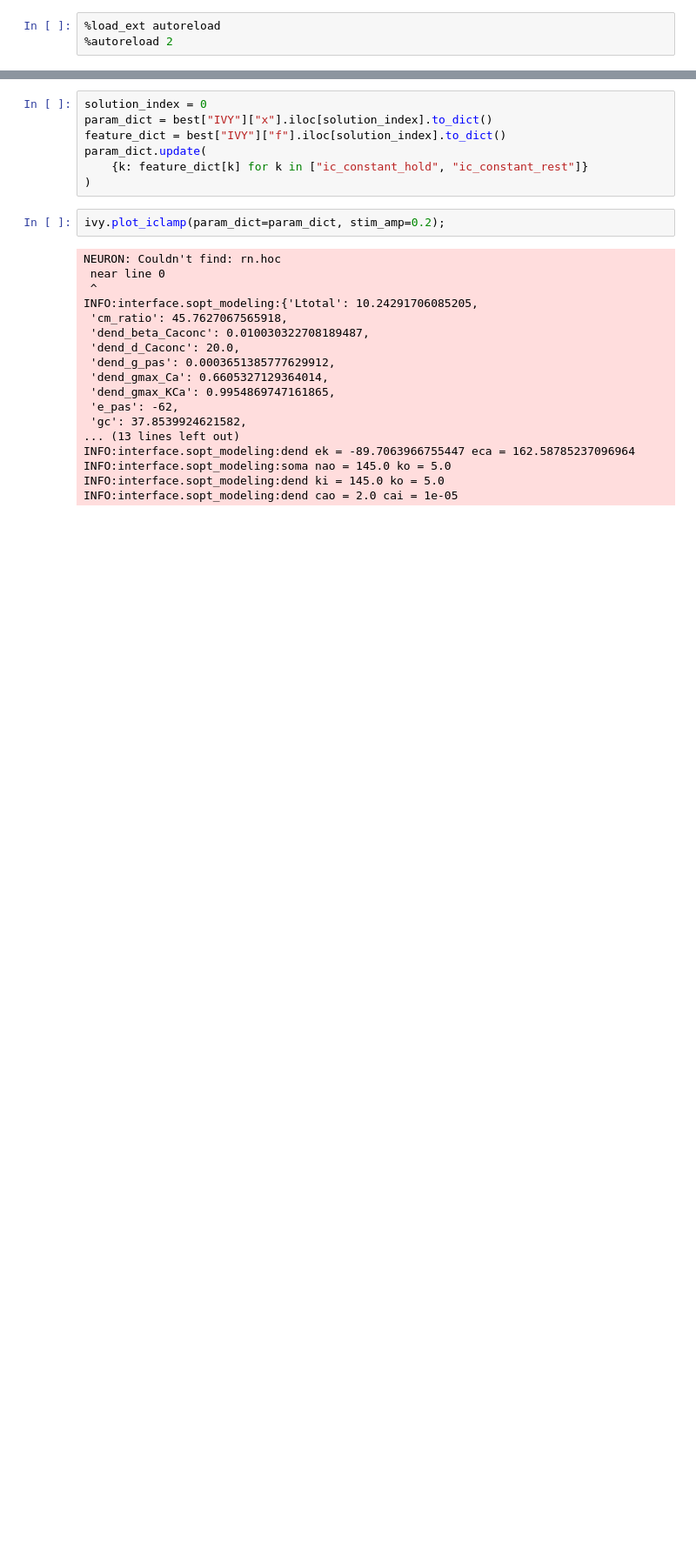
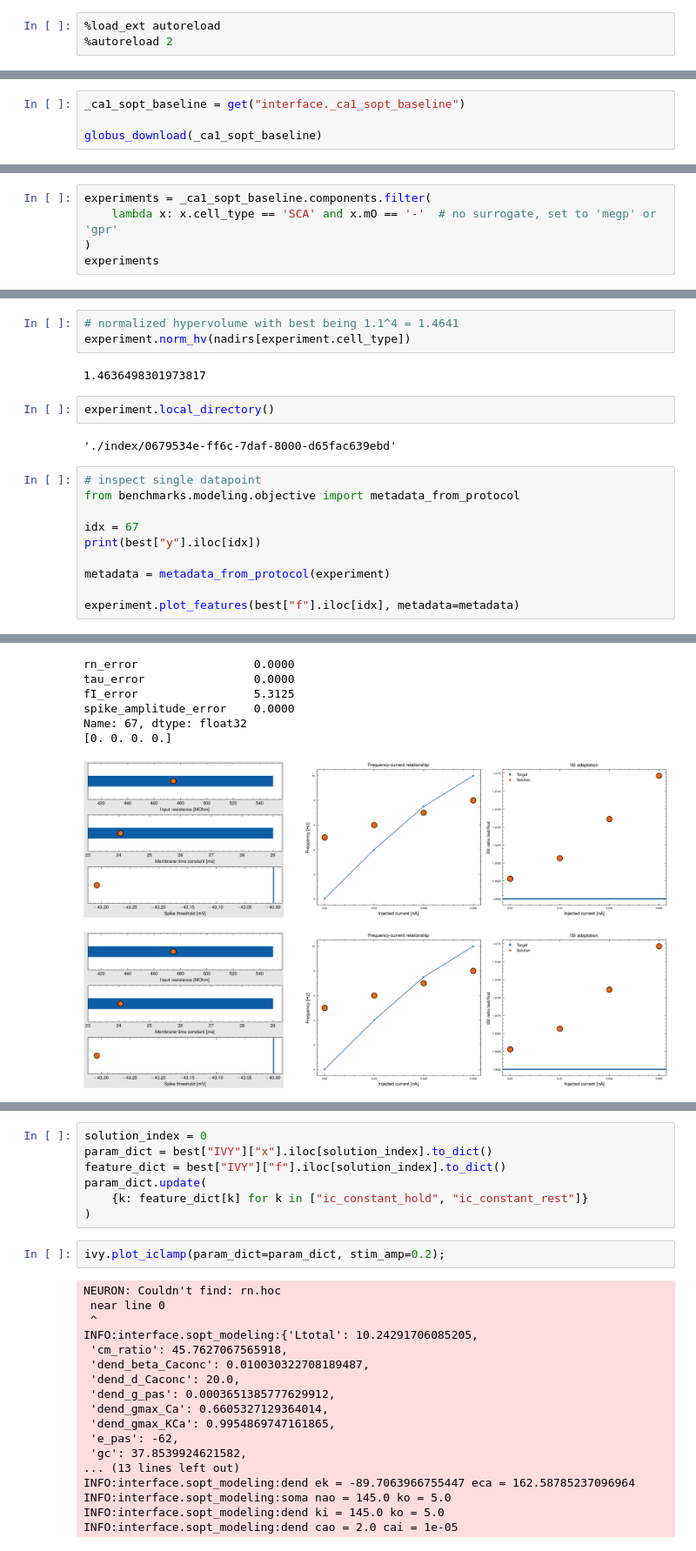
Before and after one commit to GazzolaLab/MultiObjectiveSurrogateOptimization, a Jupyter notebook: baseline.ipynb, the cells around one changed output, grey strips where cells are left out. Shown at 87% size. Cells and saved outputs as stored; diff of their text form; blank space fills up the shorter version.

Commit message:
Update baseline notebook

```diff
--- a/baseline.ipynb
+++ b/baseline.ipynb
@@ -98,0 +13,4 @@ INFO:matplotlib.category:Using categorical units to plot a list of strings that
+# %%
+_ca1_sopt_baseline = get("interface._ca1_sopt_baseline")
+
+globus_download(_ca1_sopt_baseline)
@@ -98,0 +19,5 @@ INFO:matplotlib.category:Using categorical units to plot a list of strings that
+# %%
+experiments = _ca1_sopt_baseline.components.filter(
+    lambda x: x.cell_type == 'SCA' and x.mO == '-'  # no surrogate, set to 'megp' or 'gpr'
+)
+experiments
@@ -98,0 +51,20 @@ INFO:matplotlib.category:Using categorical units to plot a list of strings that
+# %%
+# normalized hypervolume with best being 1.1^4 = 1.4641
+experiment.norm_hv(nadirs[experiment.cell_type])
+# %% [output]
+1.4636498301973817
+# %%
+experiment.local_directory()
+# %% [output]
+'./index/0679534e-ff6c-7daf-8000-d65fac639ebd'
+# %%
+# inspect single datapoint
+from benchmarks.modeling.objective import metadata_from_protocol
+
+idx = 67
+print(best["y"].iloc[idx])
+
+metadata = metadata_from_protocol(experiment)
+
+experiment.plot_features(best["f"].iloc[idx], metadata=metadata)
+# %% [output]
@@ -99 +77,9 @@ INFO:matplotlib.category:Using categorical units to plot a list of strings that
+rn_error                 0.0000
+tau_error                0.0000
+fI_error                 5.3125
+spike_amplitude_error    0.0000
+Name: 67, dtype: float32
+[0. 0. 0. 0.]
+[figure, added]
+[figure, added]
 # %%
```
Also changed, not shown: parts of 22 cells of this notebook.
